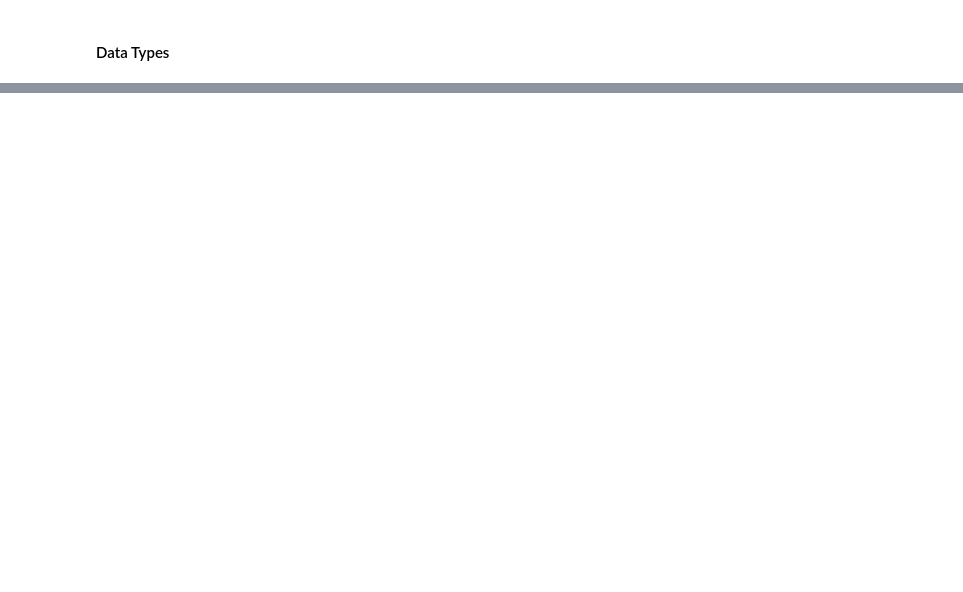
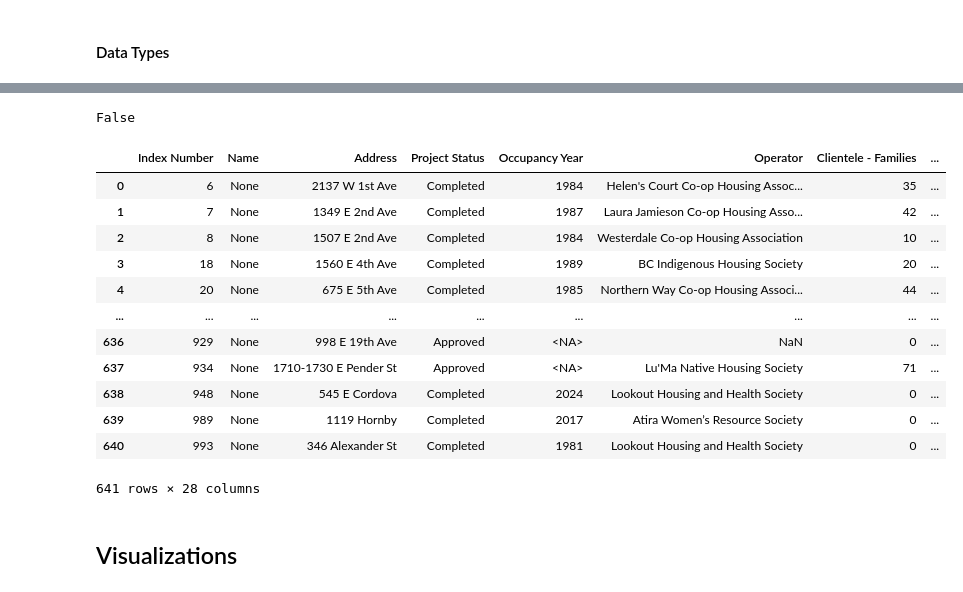
Before and after one commit to UBC-MDS/DSCI-532_2026_20_non_market_housing, a Jupyter notebook: notebooks/eda_analysis.ipynb, the cells around one changed output, grey strips where cells are left out. Saved outputs shown, nothing was run; the diff lists cells and outputs as text; code cells hidden in the pictures; blank space fills up the shorter version.

Commit message:
join neighbourhood data and create visualizations

```diff
--- a/notebooks/eda_analysis.ipynb
+++ b/notebooks/eda_analysis.ipynb
@@ -105,9 +111,4 @@ dtype: object
 # convert design columns to integer types
 housing[design_cols] = housing[design_cols].astype("Int64")
 # %%
-
-housing["coordinates"] = housing["Geom"].apply(
-    lambda x: json.loads(x)["coordinates"] if pd.notnull(x) else None
-)
-
-housing = housing.drop("Geom", axis=1)
+housing["Geom"] = housing["Geom"].apply(lambda x: shape(json.loads(x)) if pd.notnull(x) else None)
@@ -127,0 +119,15 @@ housing = housing.drop("Geom", axis=1)
+# %%
+bounds = pd.read_csv(
+    "../data/raw/local-area-boundary.csv",
+    sep=";"
+)
+
+bound_geometries = bounds["Geom"].apply(lambda x: shape(json.loads(x)))
+
+bounds = gpd.GeoDataFrame(
+    bounds[["Name"]],
+    geometry=bound_geometries,
+    crs="EPSG:4326"
+)
+
+bounds
@@ -127,0 +152,38 @@ housing = housing.drop("Geom", axis=1)
+# %%
+point = housing["Geom"][0]
+boundary = bounds["geometry"][0]
+
+boundary.contains(point)
+# %% [output]
+False
+# %%
+df = housing.copy()
+df["Name"] = None
+
+for idx, proj in housing.iterrows():
+    point = proj["Geom"]
+
+    for bound_idx in bounds.index:
+        polygon = bounds.loc[bound_idx, "geometry"]
+        if polygon.contains(point):
+            df.at[idx, "neighbourhood"] = bounds.loc[bound_idx, "Name"]
+            break
+# %%
+df["neighbourhood"] = df["neighbourhood"].fillna("Unknown")
+df
+# %% [output]
+|  | Index Number | Name | Address | Project Status | Occupancy Year | Operator | Clientele - Families | ... |
+| 0 | 6 | None | 2137 W 1st Ave | Completed | 1984 | Helen's Court Co-op Housing Assoc... | 35 | ... |
+| 1 | 7 | None | 1349 E 2nd Ave | Completed | 1987 | Laura Jamieson Co-op Housing Asso... | 42 | ... |
+| 2 | 8 | None | 1507 E 2nd Ave | Completed | 1984 | Westerdale Co-op Housing Association | 10 | ... |
+| 3 | 18 | None | 1560 E 4th Ave | Completed | 1989 | BC Indigenous Housing Society | 20 | ... |
+| 4 | 20 | None | 675 E 5th Ave | Completed | 1985 | Northern Way Co-op Housing Associ... | 44 | ... |
+| ... | ... | ... | ... | ... | ... | ... | ... | ... |
+| 636 | 929 | None | 998 E 19th Ave | Approved | <NA> | NaN | 0 | ... |
+| 637 | 934 | None | 1710-1730 E Pender St | Approved | <NA> | Lu'Ma Native Housing Society | 71 | ... |
+| 638 | 948 | None | 545 E Cordova | Completed | 2024 | Lookout Housing and Health Society | 0 | ... |
+| 639 | 989 | None | 1119 Hornby | Completed | 2017 | Atira Women’s Resource Society | 0 | ... |
+| 640 | 993 | None | 346 Alexander St | Completed | 1981 | Lookout Housing and Health Society | 0 | ... |
+641 rows × 28 columns
+# %% [markdown]
+## Visualizations
```
Also changed, not shown: parts of 16 cells of this notebook.
